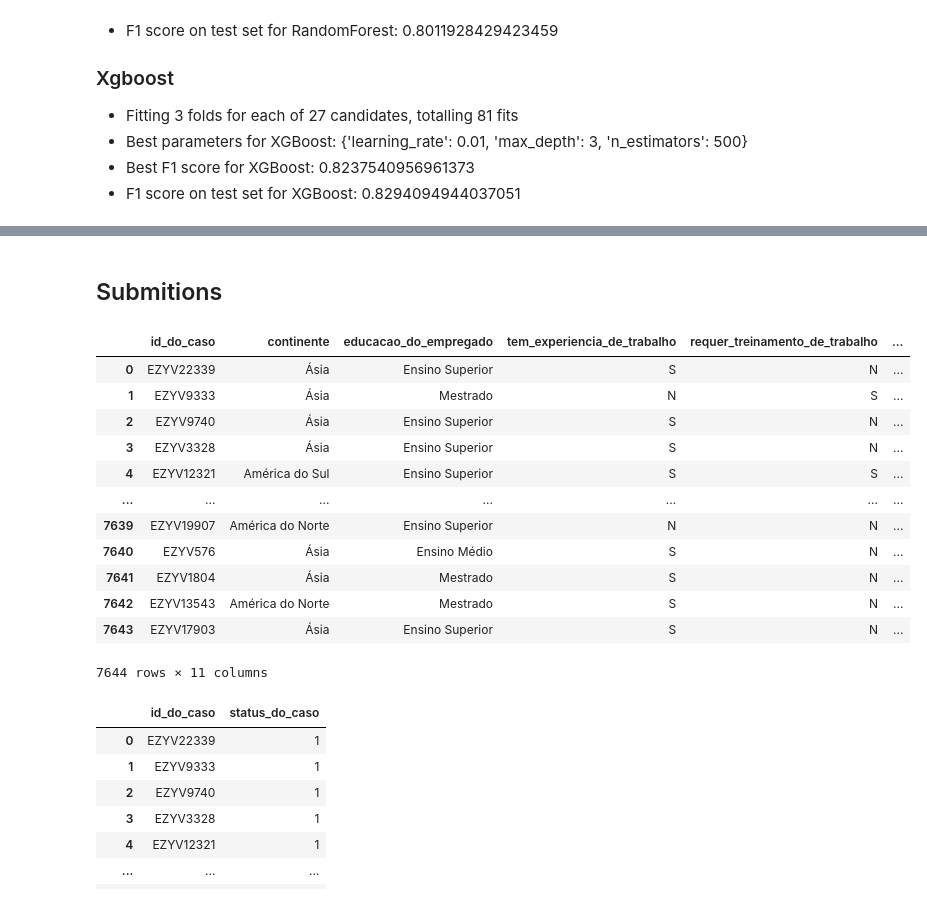
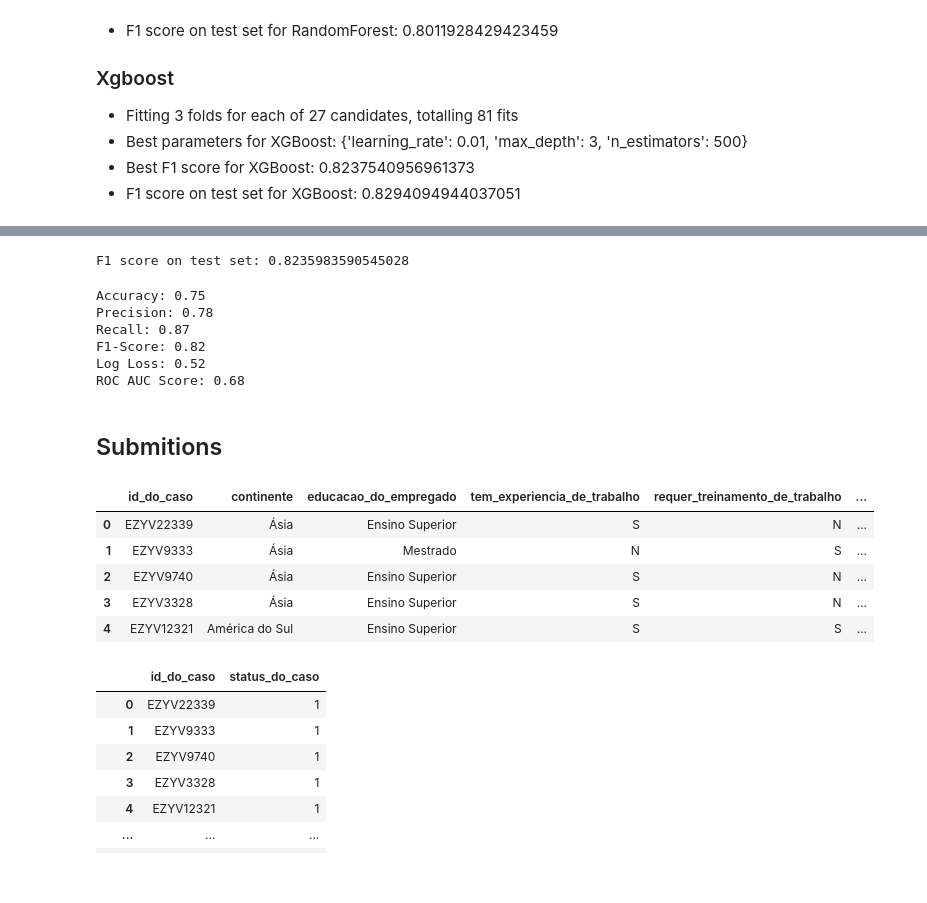
Before and after one commit to Reyso/olympiad_studens, a Jupyter notebook: sub7-Copy2.ipynb, the cells around one changed output, grey strips where cells are left out. Cells and saved outputs as stored; diff of their text form; code cells hidden in the pictures.

Commit message:
0.69235 - 5jun - randomsearch fi score 0.82

```diff
--- a/sub7-Copy2.ipynb
+++ b/sub7-Copy2.ipynb
@@ -441,22 +414,34 @@ Best score: 0.7804770777176039
+# %%
+y_pred = best_model.predict(X_test)
+y_pred_proba = best_model.predict_proba(X_test)
+# Calcular a métrica de avaliação (por exemplo, F1 score) no conjunto de teste
+f1 = f1_score(y_test, y_pred)
+
+# Imprimir o desempenho do modelo
+print(f'F1 score on test set: {f1}')
+# %% [output]
+F1 score on test set: 0.8235983590545028
+# %%
+print_metrics(y_test,y_pred,y_pred_proba)
+# %% [output]
+Accuracy: 0.75
+Precision: 0.78
+Recall: 0.87
+F1-Score: 0.82
+Log Loss: 0.52
+ROC AUC Score: 0.68
 # %% [markdown]
 ## Submitions
 # %%
 df_test = pd.read_csv('data/test.csv')
 # %%
-df_test
+df_test.head()
 # %% [output]
 |  | id_do_caso | continente | educacao_do_empregado | tem_experiencia_de_trabalho | requer_treinamento_de_trabalho | ... |
 | 0 | EZYV22339 | Ásia | Ensino Superior | S | N | ... |
 | 1 | EZYV9333 | Ásia | Mestrado | N | S | ... |
 | 2 | EZYV9740 | Ásia | Ensino Superior | S | N | ... |
 | 3 | EZYV3328 | Ásia | Ensino Superior | S | N | ... |
 | 4 | EZYV12321 | América do Sul | Ensino Superior | S | S | ... |
-| ... | ... | ... | ... | ... | ... | ... |
-| 7639 | EZYV19907 | América do Norte | Ensino Superior | N | N | ... |
-| 7640 | EZYV576 | Ásia | Ensino Médio | S | N | ... |
-| 7641 | EZYV1804 | Ásia | Mestrado | S | N | ... |
-| 7642 | EZYV13543 | América do Norte | Mestrado | S | N | ... |
-| 7643 | EZYV17903 | Ásia | Ensino Superior | S | N | ... |
-7644 rows × 11 columns
 # %%
 df_test_processed = pipeline_fe.transform(df_test)
```
Also changed, not shown: parts of 19 cells of this notebook, 1 other file.
